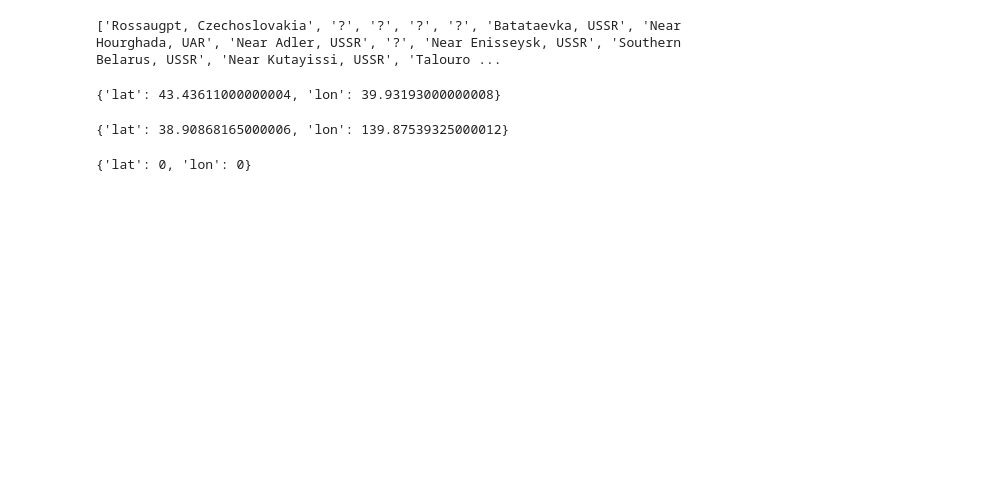
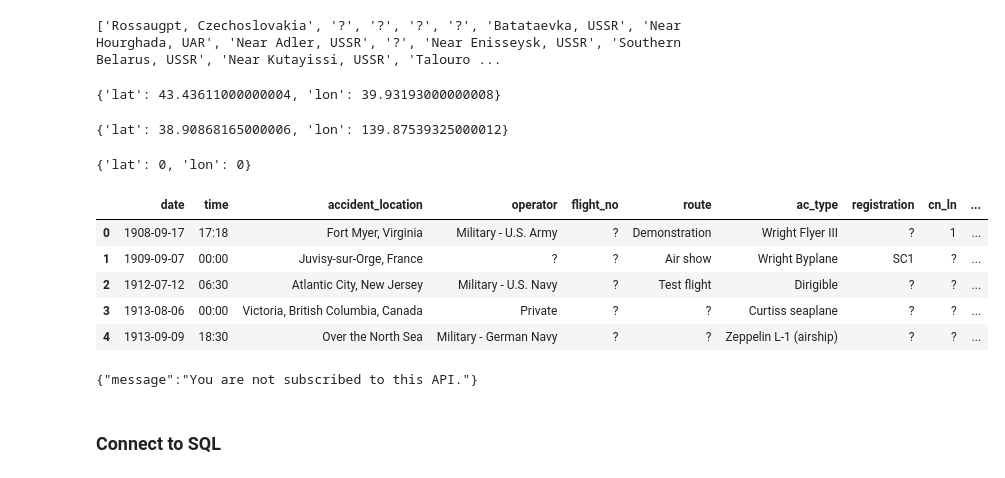
Before and after one commit to acidminded95/henry_PI_Data_Analytics, a Jupyter notebook: test.ipynb, the cells around one changed output. Saved outputs shown, nothing was run; the diff lists cells and outputs as text; code cells hidden in the pictures; blank space fills up the shorter version.

```diff
--- a/test.ipynb
+++ b/test.ipynb
@@ -508,6 +510,22 @@ with open('coordinates.json') as json_file:
 loc_coors_r['?']
 # %% [output]
 {'lat': 0, 'lon': 0}
+# %%
+def get_lat(val):
+    return loc_coors_r[val]["lat"]
+def get_lon(val):
+    return loc_coors_r[val]["lon"]
+# %%
+df2["lat"] = df2.accident_location.apply(get_lat)
+df2["lon"] = df2.accident_location.apply(get_lon)
+df2.head()
+# %% [output]
+|  | date | time | accident_location | operator | flight_no | route | ac_type | registration | cn_ln | ... |
+| 0 | 1908-09-17 | 17:18 | Fort Myer, Virginia | Military - U.S. Army | ? | Demonstration | Wright Flyer III | ? | 1 | ... |
+| 1 | 1909-09-07 | 00:00 | Juvisy-sur-Orge, France | ? | ? | Air show | Wright Byplane | SC1 | ? | ... |
+| 2 | 1912-07-12 | 06:30 | Atlantic City, New Jersey | Military - U.S. Navy | ? | Test flight | Dirigible | ? | ? | ... |
+| 3 | 1913-08-06 | 00:00 | Victoria, British Columbia, Canada | Private | ? | ? | Curtiss seaplane | ? | ? | ... |
+| 4 | 1913-09-09 | 18:30 | Over the North Sea | Military - German Navy | ? | ? | Zeppelin L-1 (airship) | ? | ? | ... |
 # %%
 url = "https://dark-sky.p.rapidapi.com/37.774929,-122.419418,2019-02-20"
 
@@ -519,3 +537,20 @@ headers = {
 response = requests.request("GET", url, headers=headers)
 
 print(response.text)
+# %%
+import requests
+
+url = "https://dark-sky.p.rapidapi.com/37.774929,-122.419418,1919-02-20"
+
+headers = {
+	"X-RapidAPI-Key": "ad8fe13e2fmsheba48590580e9bbp15cb61jsn64c6c2c5036e",
+	"X-RapidAPI-Host": "dark-sky.p.rapidapi.com"
+}
+
+response = requests.request("GET", url, headers=headers)
+
+print(response.text)
+# %% [output]
+{"message":"You are not subscribed to this API."}
+# %% [markdown]
+### Connect to SQL
```
Also changed, not shown: parts of 4 cells of this notebook.
